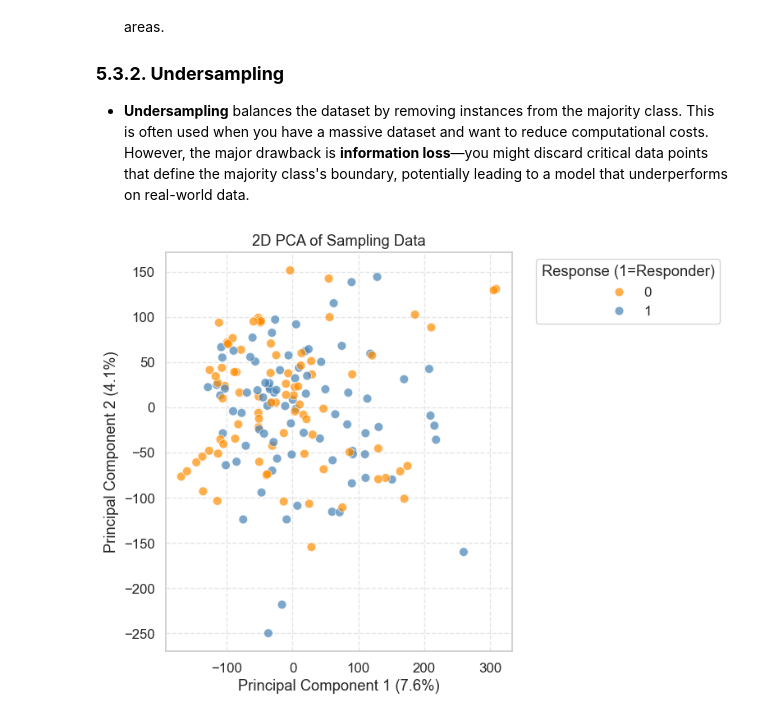
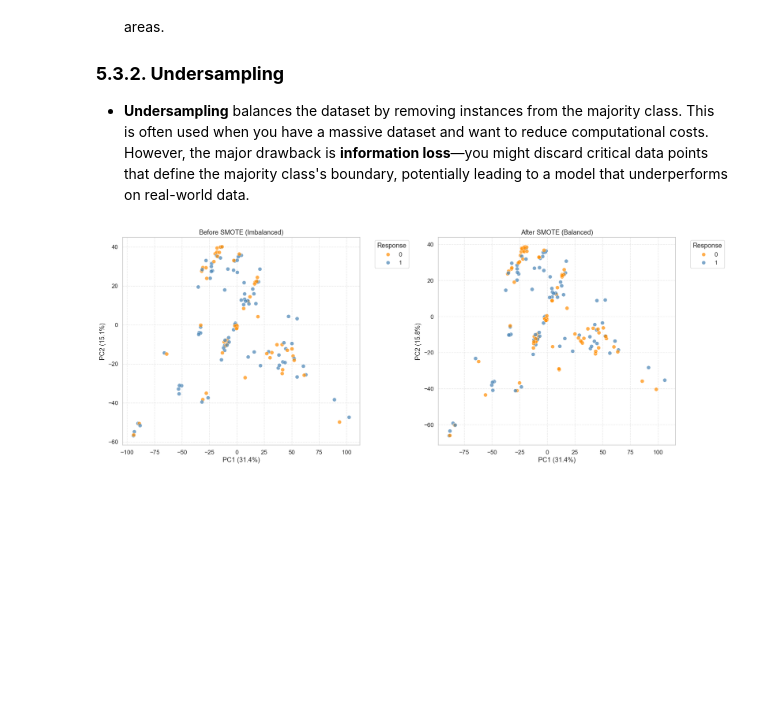
Before and after one commit to trinhthechuong/Hackathon_DIGPHAT, a Jupyter notebook: Model_Development.ipynb, the cells around one changed output. Saved outputs shown, nothing was run; the diff lists cells and outputs as text; code cells hidden in the pictures; blank space fills up the shorter version.

```diff
--- a/Model_Development.ipynb
+++ b/Model_Development.ipynb
@@ -535,11 +637,12 @@ Immune deconv → 22 features
 # %% [markdown]
 ## **3.6. Integrate all preprocessed features**
 # %%
+# ── 3.6 Combine all training modalities into one predictive matrix ────────
 X_full = pd.concat([
-    nivo_clinical_imputed.reset_index(drop=True),
+    clinical_train_imputed.reset_index(drop=True),
     nivo_pathway.reset_index(drop=True),
     nivo_deconv_clr.reset_index(drop=True),
-    nivo_genomic_filled.reset_index(drop=True),
+    nivo_gen_encoded.reset_index(drop=True),
     nivo_transcriptomic_filtered.reset_index(drop=True)
 ], axis=1)
 # %%
@@ -579,10 +720,0 @@ f1                         0.688±0.048
-# %%
-y_true_df = pd.read_csv('Data/test_nivo/y_test_labels.csv')
-y_true = y_true_df['Response'].values
-
-logit.fit(X_full, y_nivo)
-y_pred = logit.predict(X_full_test)
-y_proba = logit.predict_proba(X_full_test)[:, 1]
-
-print(f"ROC: {roc_auc_score(y_true, y_proba)}")
-print(f"PR AUC: {average_precision_score(y_true, y_proba)}")
@@ -591,0 +729,5 @@ PR AUC: 0.5608308257949299
+# %%
+pipeline.fit(X_full, y_nivo)
+y_pred = pipeline.predict(X_full_test)
+y_proba = pipeline.predict_proba(X_full_test)[:, 1]
+evaluate(y_pred, y_proba)
@@ -738,9 +935,21 @@ X_pca_test = pd.concat([
 
 - **Undersampling** balances the dataset by removing instances from the majority class. This is often used when you have a massive dataset and want to reduce computational costs. However, the major drawback is **information loss**—you might discard critical data points that define the majority class's boundary, potentially leading to a model that underperforms on real-world data.
 # %%
-sm =  SMOTE(random_state=42)
+#Data Sampling with SMOTE
+sm = SMOTE(random_state=42)
 X_resampled, y_resampled = sm.fit_resample(X_full, y_nivo)
-plot_pca_2d(X_resampled, y_resampled, title="2D PCA of Sampling Data")
+
+
+fig, (ax1, ax2) = plt.subplots(1, 2, figsize=(18, 7))
+
+# original dataa
+plot_pca_2d(X_full, y_nivo, title="Before SMOTE (Imbalanced)", ax=ax1)
+
+# sampled data
+plot_pca_2d(X_resampled, y_resampled, title="After SMOTE (Balanced)", ax=ax2)
+
+plt.tight_layout()
+plt.show()
 # %% [output]
-[figure, old version]
+[figure, new version]
 # %% [markdown]
```
Also changed, not shown: parts of 52 cells of this notebook, 11 other files.
